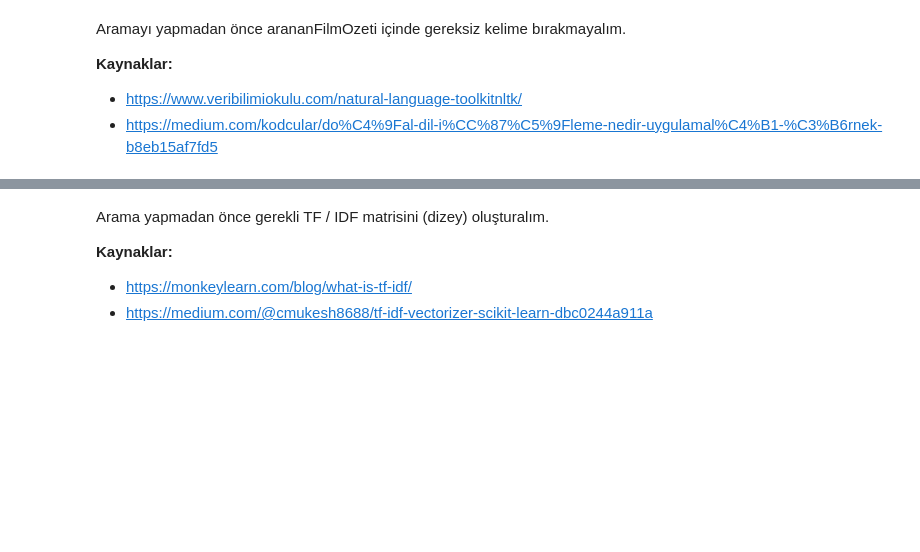
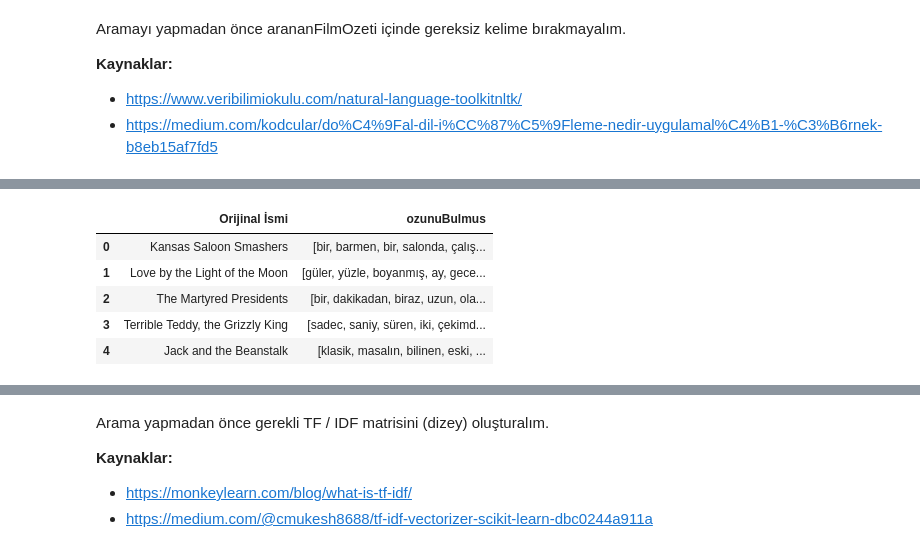
Before and after one commit to IFL-Elestirmenler/FilmAB, a Jupyter notebook: filmOzetindenBenzerFilmlerinBulunmasi.ipynb, the cells around one changed output, grey strips where cells are left out. Drawn from its saved outputs; the diff is of its cells as text; code cells hidden in the pictures; blank space fills up the shorter version.

```diff
--- a/filmOzetindenBenzerFilmlerinBulunmasi.ipynb
+++ b/filmOzetindenBenzerFilmlerinBulunmasi.ipynb
@@ -117,0 +164,14 @@ print(gereksizKelimelerCikarilmisArananFilmOzeti)
+# %%
+def apply_stemming(simgelestirilmisSutun):
+    stemmer = PorterStemmer()
+    return [stemmer.stem(word) for word in simgelestirilmisSutun]
+# %%
+df['ozunuBulmus'] = df.apply(lambda x: apply_stemming(x['sadelestirilmis']), axis=1)
+df[['Orijinal İsmi', 'ozunuBulmus']].head()
+# %% [output]
+|  | Orijinal İsmi | ozunuBulmus |
+| 0 | Kansas Saloon Smashers | [bir, barmen, bir, salonda, çalış... |
+| 1 | Love by the Light of the Moon | [güler, yüzle, boyanmış, ay, gece... |
+| 2 | The Martyred Presidents | [bir, dakikadan, biraz, uzun, ola... |
+| 3 | Terrible Teddy, the Grizzly King | [sadec, saniy, süren, iki, çekimd... |
+| 4 | Jack and the Beanstalk | [klasik, masalın, bilinen, eski, ... |
```
Also changed, not shown: parts of 31 cells of this notebook.
